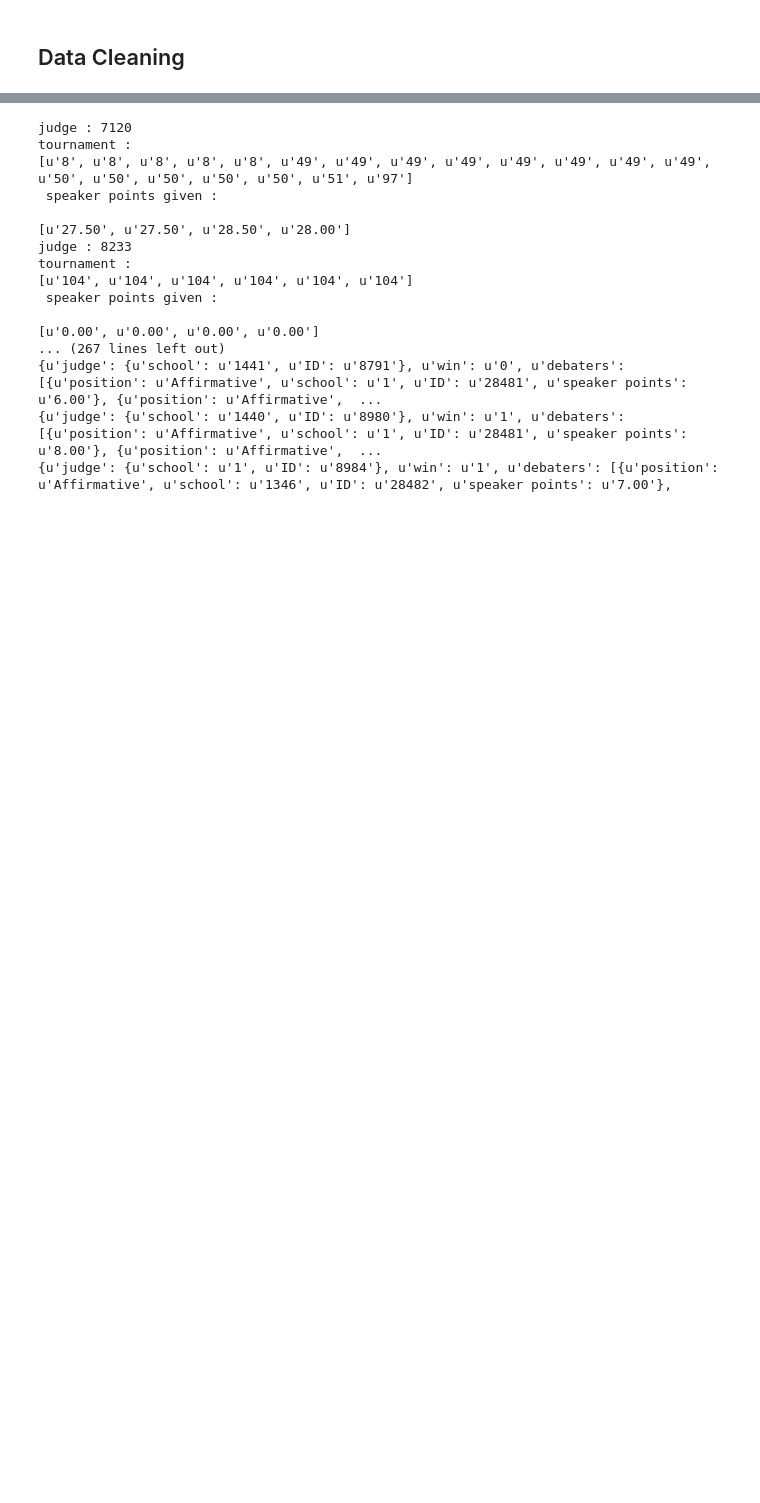
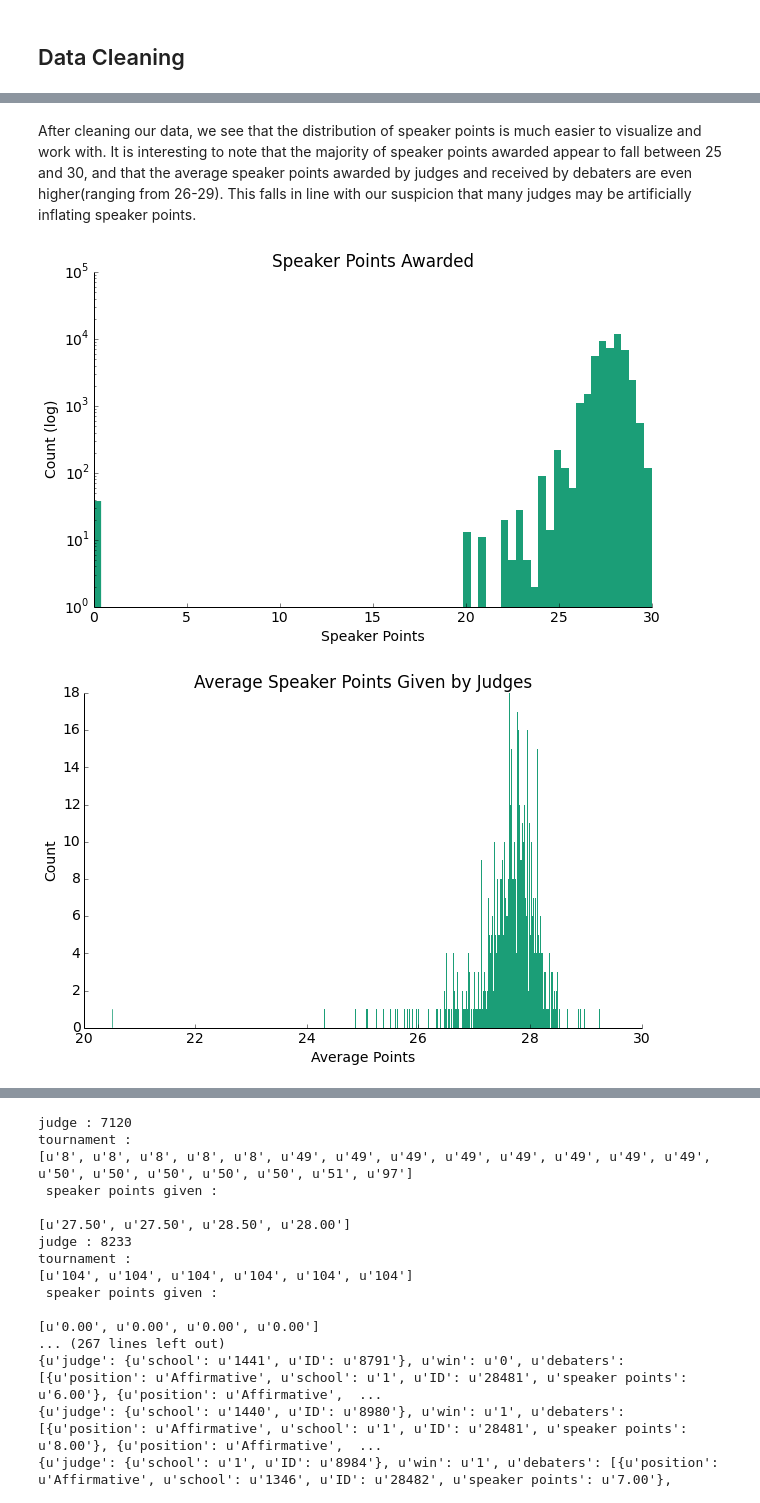
Before and after one commit to JCSchiavone/Policy-Debate-TrueScore, a Jupyter notebook: CS109_FINAL_PROJECT_NOTEBOOK.ipynb, the cells around one changed output, grey strips where cells are left out. Saved outputs shown, nothing was run; the diff lists cells and outputs as text; code cells hidden in the pictures; blank space fills up the shorter version.

```diff
--- a/CS109_FINAL_PROJECT_NOTEBOOK.ipynb
+++ b/CS109_FINAL_PROJECT_NOTEBOOK.ipynb
@@ -258,8 +138,0 @@ u'59'
-# %%
-#looks up a judge's school, return None if the judge is not in the data
-def find_judge_school(ID,data) :
-    for i in data :
-        if i['judge']['ID'] == ID :
-            return i['judge']['school']
-j = find_judge_school('10',data_2009_2010)
-print j
@@ -387,15 +138,0 @@ plot_judge_means(data_2009_2010)
-# %%
-def plot_debater_means (data) :
-    means = []
-    ids = debater_ids(data)
-    d = create_dict_from_json(data)
-    for i in ids:
-        m,_ = calculate_debater_stats(i, d)
-        means.append(m)
-    plt.hist(means,bins=len(set(means)), log=False)
-    plt.ylabel('Count')
-    plt.xlabel('Average Points')
-    plt.title('Average Speaker Points Given to Debaters')
-    remove_border()
-    plt.show()
-plot_debater_means(data_2009_2010)
@@ -406,6 +267,6 @@ plot_debater_means(data_2009_2010)
 # %%
 #a function that returns True if the data is good (no speaker points less than zero or greater than 30,
-#no rounds where every debater has 0 speaker points, no data from tournament 103 (speaker points on a scale from 1-10)
+#no rounds where every debater has 0 speaker points, no data on a 0-10 point scale
 def bad_data (d) :
     ret = True
     all_zeros = True
@@ -413,6 +274,8 @@ def bad_data (d) :
         ret = False
     for j in d['debaters'] :
         speaks = float(j['speaker points'])
+        if (speaks > 0 and speaks < 20) :
+            ret = False
         if speaks > 0. :
             all_zeros = False
         ret &= (speaks >= 0. and speaks <= 30.)
@@ -447,0 +299,6 @@ plot_debater_means(remove_bad_data(data_2009_2010))
+# %%
+#Creating our new data frame from the filtered data, and looking at the first few rows
+revised_data_2010_2011 = remove_bad_data(data_2010_2011)
+test_remove_data(revised_data_2010_2011)
+df_2010_2011 = load_df(revised_data_2010_2011)
+df_2010_2011.head(10)
@@ -447,0 +317,11 @@ plot_debater_means(remove_bad_data(data_2009_2010))
+# %% [markdown]
+After cleaning our data, we see that the distribution of speaker points is much easier to visualize and work with. It is interesting to note that the majority of speaker points awarded appear to fall between 25 and 30, and that the average speaker points awarded by judges and received by debaters are even higher(ranging from 26-29). This falls in line with our suspicion that many judges may be artificially inflating speaker points.
+# %%
+plot_speaks(df_2010_2011)
+plt.plot()
+plot_judge_means(df_2010_2011)
+plt.plot()
+plot_debater_means(df_2010_2011)
+# %% [output]
+[figure, added]
+[figure, added]
```
Also changed, not shown: parts of 60 cells of this notebook.
